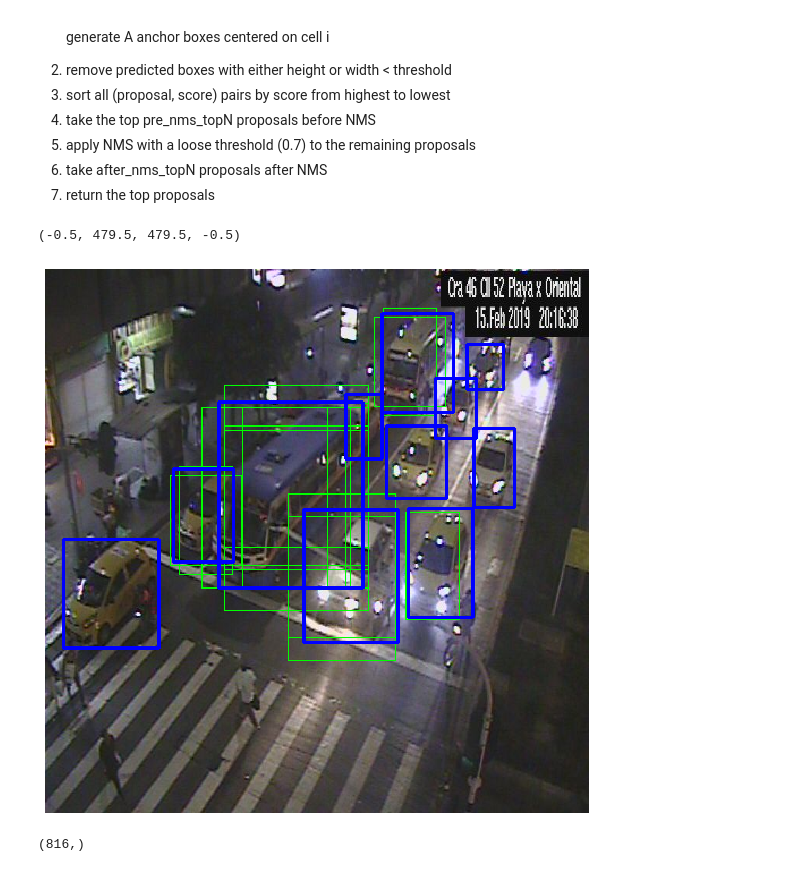
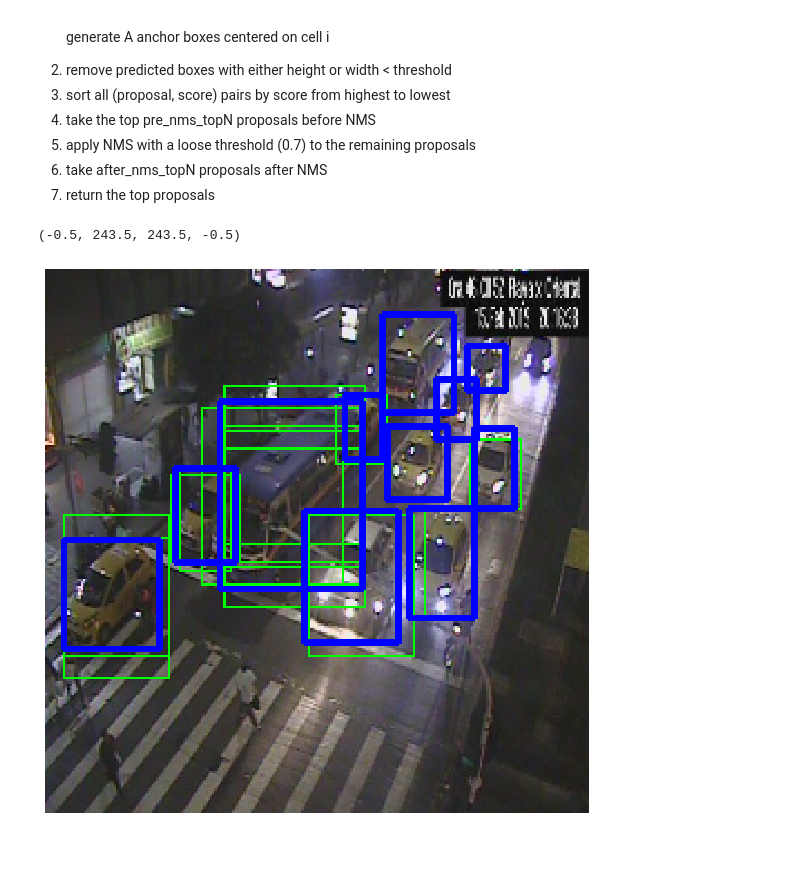
Before and after one commit to shpotes/traffic-counter, a Jupyter notebook: notebooks/dataset.ipynb, the cells around one changed output. Saved outputs shown, nothing was run; the diff lists cells and outputs as text; code cells hidden in the pictures.

```diff
--- a/notebooks/dataset.ipynb
+++ b/notebooks/dataset.ipynb
@@ -14,12 +14,11 @@ tf.__version__
 # %% [output]
 '2.0.0-rc0'
 # %%
-train = pd.read_csv('../data/train_labels.csv')
-example = train[:11][['x', 'y', 'width', 'height']]
-example.width += example.x
-example.height += example.y
+train = pd.read_csv('../data/trainLabels.csv')
+example = train[:11][['xmin', 'ymin', 'xmax', 'ymax']]
 example = example.values
-example[:, [0, 2]] = np.round(example[:, [0, 2]] * 480/704)
+example[:, [0, 2]] = np.round(example[:, [0, 2]] * 244/704) # fix square size
+example[:, [1, 3]] = np.round(example[:, [1, 3]] * 244/480)
 # %% [markdown]
 # RPN
 1. for each location i in a (H, W) grid:
@@ -95,7 +96,7 @@ for i in np.concatenate(anchors_cache):
 # %%
 from itertools import product
 
-delta = 20 * np.array(list(product(range(25),range(25))))
+delta = 10 * np.array(list(product(range(30),range(30))))
 delta = np.hstack([delta, delta])
 anchors = generate_anchors(base_size=4,
                            ratios=[1, 1.25, 1.5, 1.75, 2, 2.25, 2.5],
@@ -115,19 +119,19 @@ for i in anchors.astype(int):
 # %%
 img = cv2.cvtColor(cv2.imread('../data/train/15-02-15-20:17.jpg'), cv2.COLOR_BGR2RGB)
-img = cv2.resize(img, (480, 480))
+img = cv2.resize(img, (244, 244))
 
 def plot_bb(img, org, color, size):
     for anch in org.astype(int):
         img = cv2.rectangle(img, (anch[0], anch[1]),
                             (anch[2], anch[3]), color, size)
     return img
 
 img = plot_bb(img, pos, (0, 255, 0), 1)
 img = plot_bb(img, example, (0, 0, 255), 2)
 
 plt.figure(figsize=(10, 10))
 plt.imshow(img/255)
 plt.axis('off')
 # %% [output]
-(-0.5, 479.5, 479.5, -0.5)
+(-0.5, 243.5, 243.5, -0.5)
-[figure, old version]
+[figure, new version]
@@ -147,4 +137,0 @@ for anch in pos.astype(int):
-# %%
-np.concatenate(pos).shape
-# %% [output]
-(816,)
```
Also changed, not shown: parts of 5 cells of this notebook.
